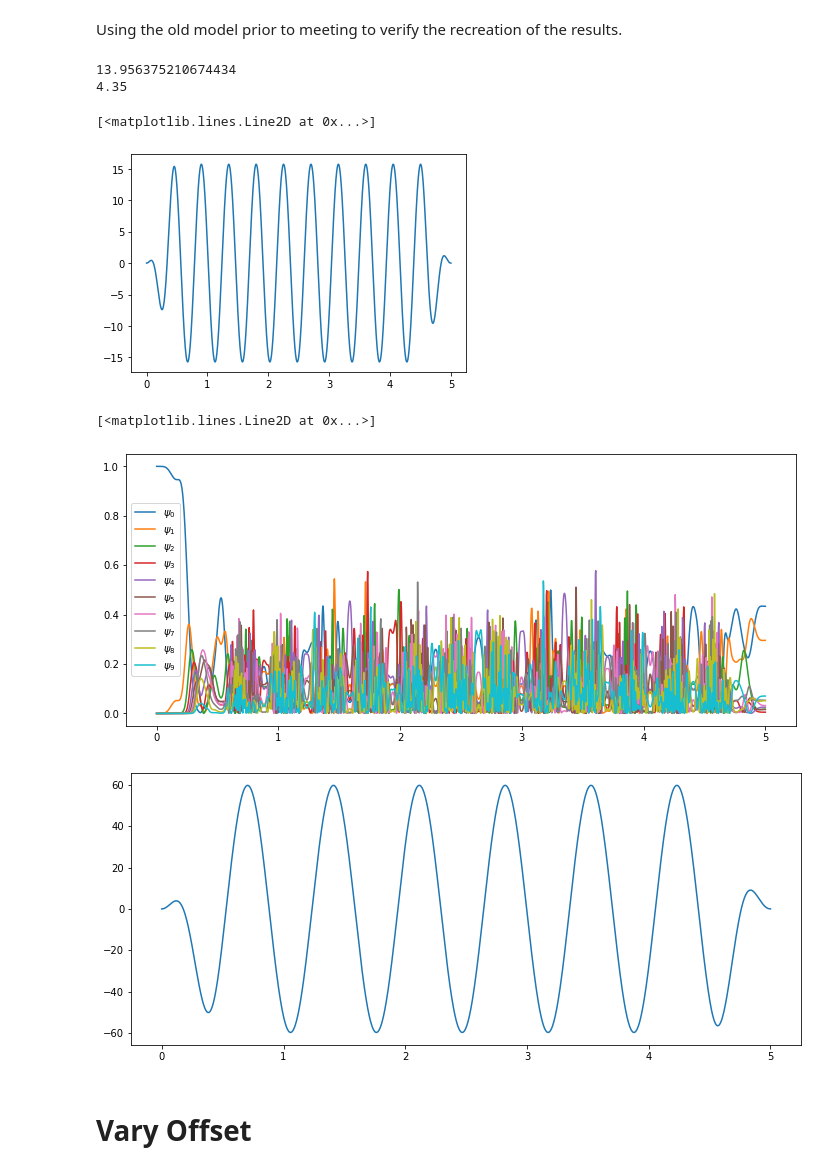
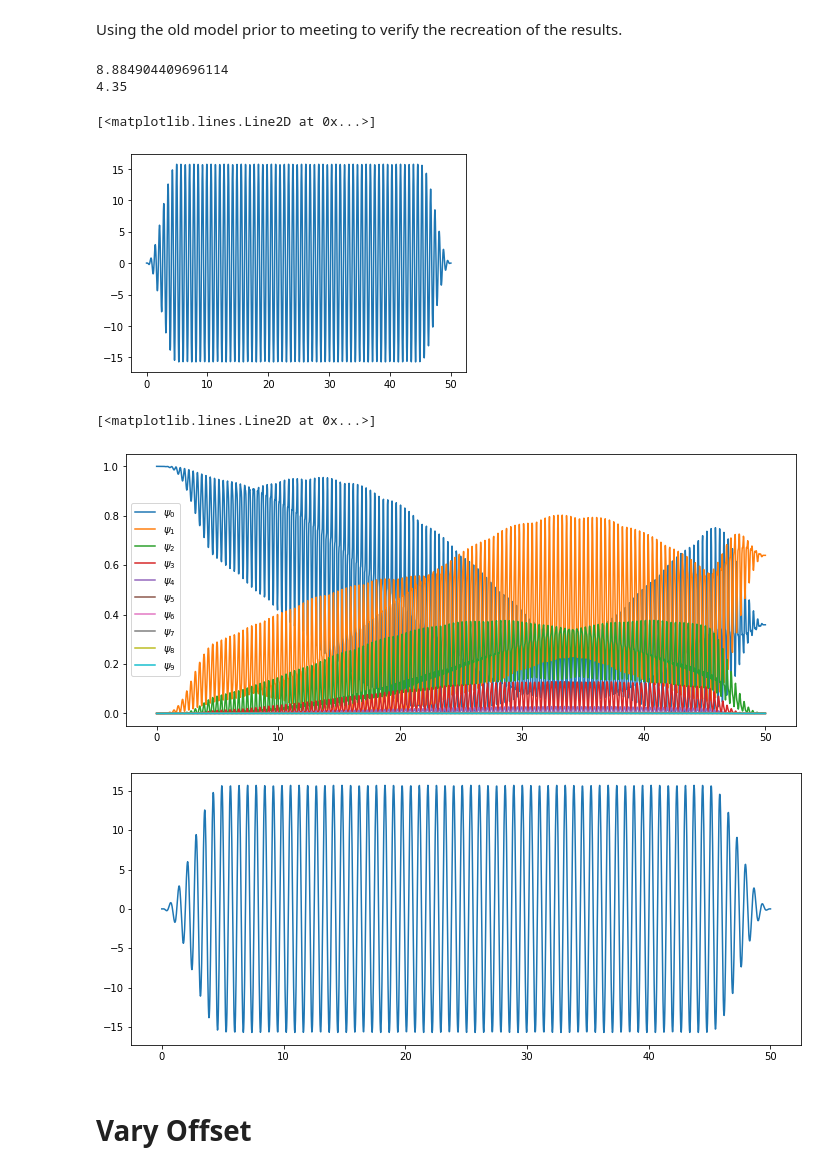
Before and after one commit to david-gorski/subharmonic_superconducting_qubits, a Jupyter notebook: debug/theoretical2pi_system.ipynb, the cells around one changed output. Saved outputs shown, nothing was run; the diff lists cells and outputs as text; code cells hidden in the pictures.

```diff
--- a/debug/theoretical2pi_system.ipynb
+++ b/debug/theoretical2pi_system.ipynb
@@ -20,17 +20,17 @@ importlib.reload(expect)
 pass
 # %%
 offset = 0.2257142857142857
-drive_frequency = (system.first_energy_spacing/3 - offset)/2*np.pi
-tlist = np.linspace(0, 5, 2000)
+drive_frequency = (system.first_energy_spacing/3 - offset)
+tlist = np.linspace(0, 50, 2000)
 print(drive_frequency)
 print(system.first_energy_spacing/ (2*np.pi))
 pulse_gen.setup(amplitude=2.5*2*np.pi, drive_frequency= drive_frequency, ramp_coef=0.2, tlist=tlist)
 plt.plot(tlist, pulse_gen.get_pulse(tlist))
 # %% [output]
-13.956375210674434
+8.884904409696114
 4.35
 [<matplotlib.lines.Line2D at 0x...>]
-[figure, old version]
+[figure, new version]
 # %%
 # tlist = np.linspace(0, 1000, 1000*10)
 # solution = solver.time_evolve(H_d=system.H0, H_c=system.H1, pertubation_func=pulse_gen.pulse_func, tlist=tlist, starting_state=system.basis_states[0], pbar=True)
@@ -48,8 +48,8 @@ fig, ax = plt.subplots(figsize=(12, 5))
 ax.plot(tlist, pulse_gen.get_pulse(tlist))
 # %% [output]
 [<matplotlib.lines.Line2D at 0x...>]
-[figure, old version]
+[figure, new version]
-[figure, old version]
+[figure, new version]
 # %%
 from qutip.parallel import parallel_map as parallel_map
 from qutip.parallel import parfor as parfor
```
Also changed, not shown: parts of 1 cell of this notebook, 5 other files.
